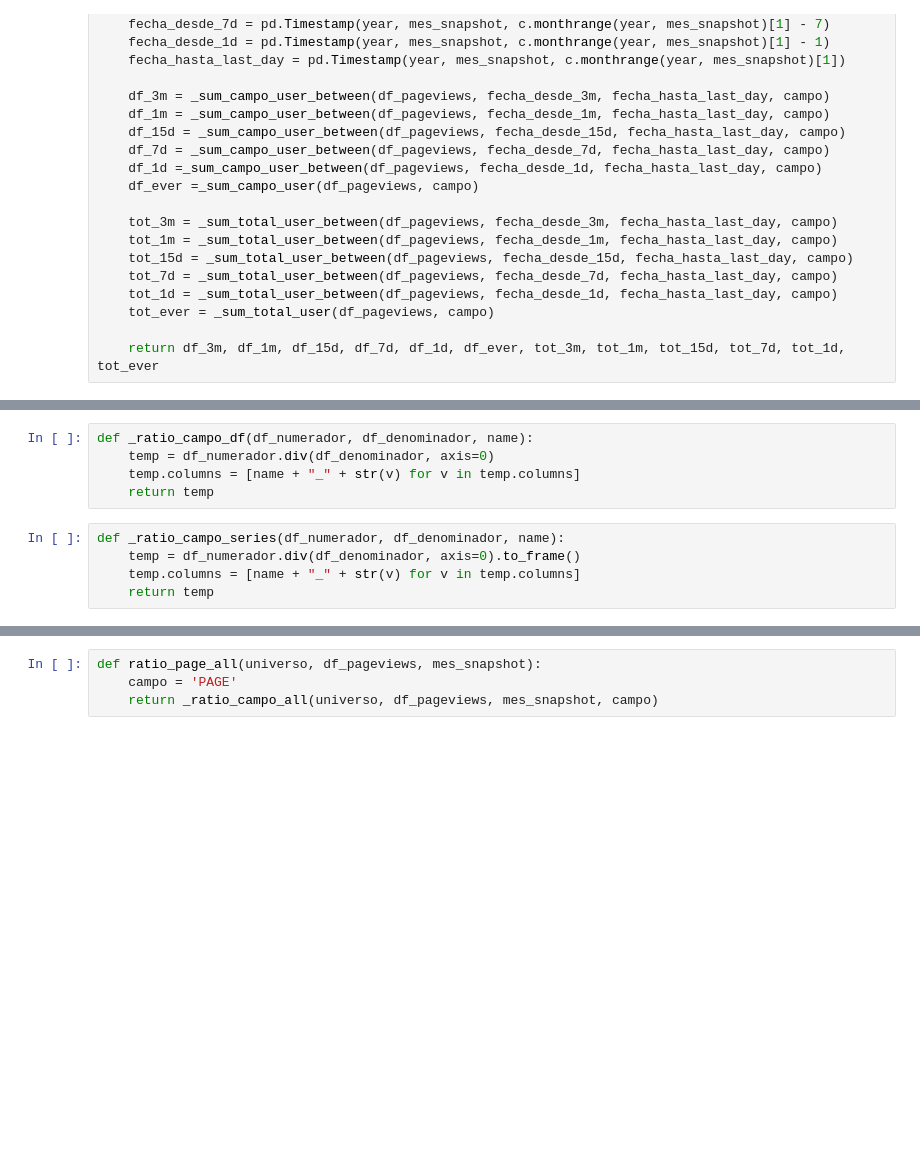
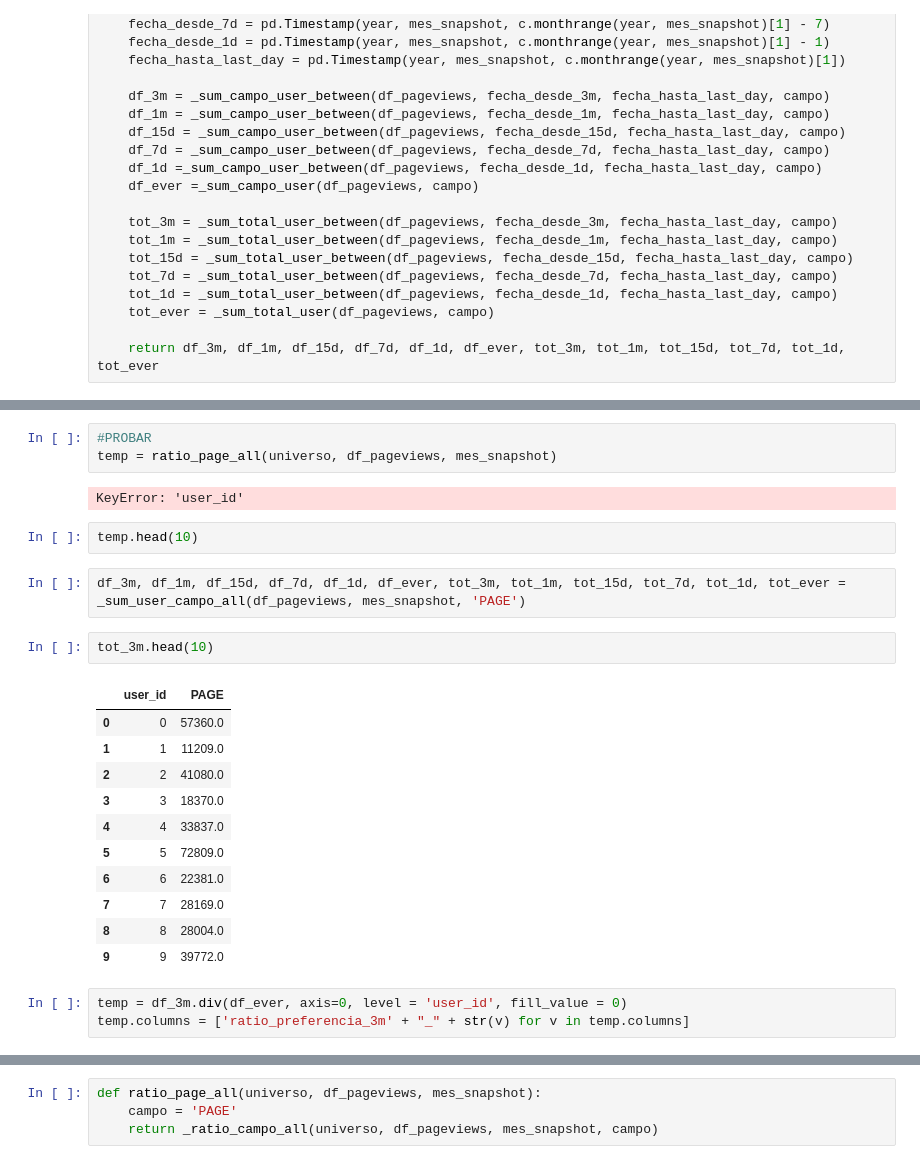
Before and after one commit to francomatiasferrari/ggal_dataton, a Jupyter notebook: funciones_LB.ipynb, the cells around one changed output, grey strips where cells are left out. Drawn from its saved outputs; the diff is of its cells as text; blank space fills up the shorter version.

```diff
--- a/funciones_LB.ipynb
+++ b/funciones_LB.ipynb
@@ -63,10 +147,26 @@ def _sum_user_campo_all(df_pageviews, mes_snapshot, campo):
+# %%
+#PROBAR
+temp = ratio_page_all(universo, df_pageviews, mes_snapshot)
+# %% [output]
+KeyError: 'user_id'
+# %%
+temp.head(10)
+# %%
+df_3m, df_1m, df_15d, df_7d, df_1d, df_ever, tot_3m, tot_1m, tot_15d, tot_7d, tot_1d, tot_ever = _sum_user_campo_all(df_pageviews, mes_snapshot, 'PAGE')
+# %%
+tot_3m.head(10)
+# %% [output]
+|  | user_id | PAGE |
+| 0 | 0 | 57360.0 |
+| 1 | 1 | 11209.0 |
+| 2 | 2 | 41080.0 |
+| 3 | 3 | 18370.0 |
+| 4 | 4 | 33837.0 |
+| 5 | 5 | 72809.0 |
+| 6 | 6 | 22381.0 |
+| 7 | 7 | 28169.0 |
+| 8 | 8 | 28004.0 |
+| 9 | 9 | 39772.0 |
 # %%
-def _ratio_campo_df(df_numerador, df_denominador, name):
-    temp = df_numerador.div(df_denominador, axis=0)
-    temp.columns = [name + "_" + str(v) for v in temp.columns]
-    return temp
+temp = df_3m.div(df_ever, axis=0, level = 'user_id', fill_value = 0)
+temp.columns = ['ratio_preferencia_3m' + "_" + str(v) for v in temp.columns]
-# %%
-def _ratio_campo_series(df_numerador, df_denominador, name):
-    temp = df_numerador.div(df_denominador, axis=0).to_frame()
-    temp.columns = [name + "_" + str(v) for v in temp.columns]
-    return temp
```
Also changed, not shown: parts of 13 cells of this notebook, 1 other file.
